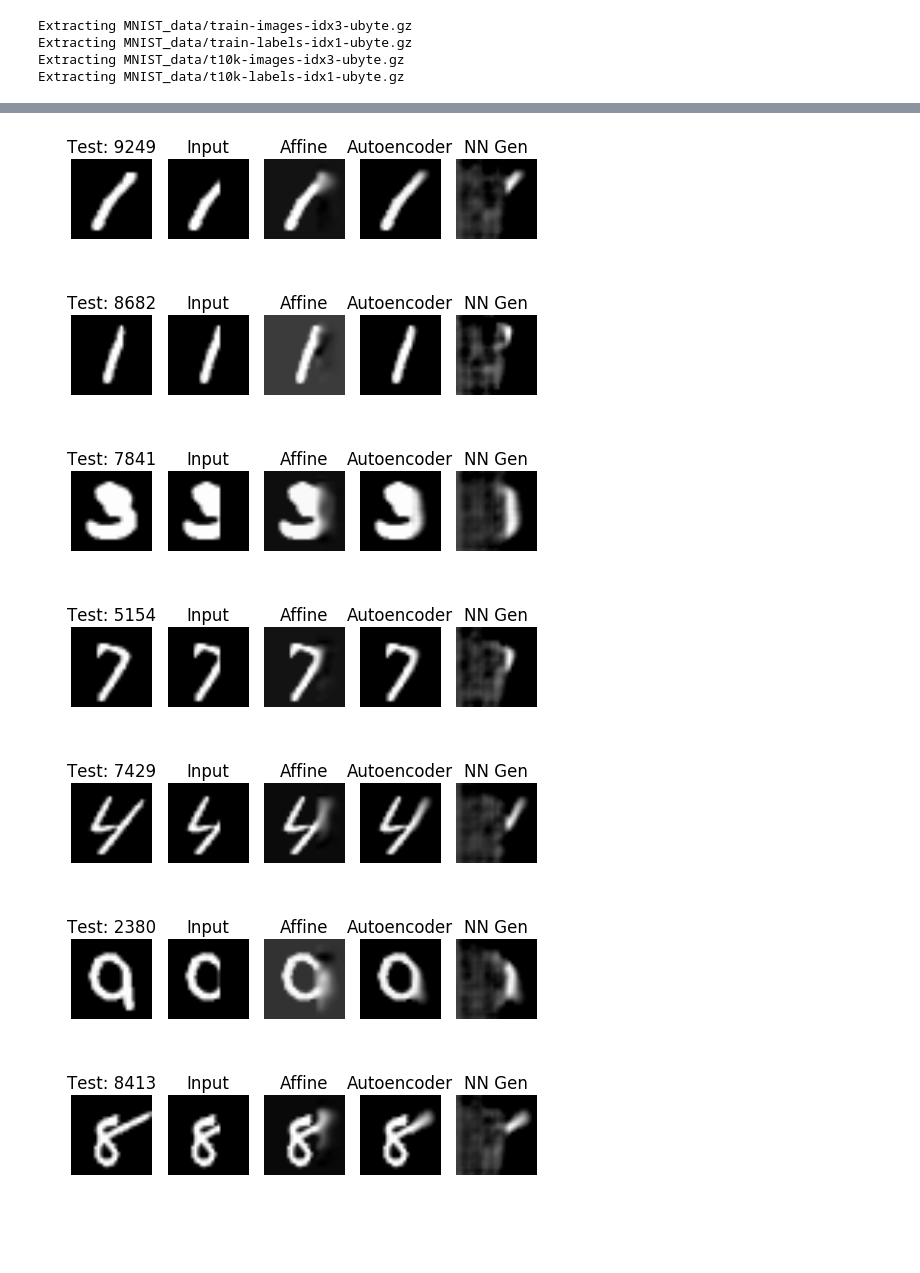
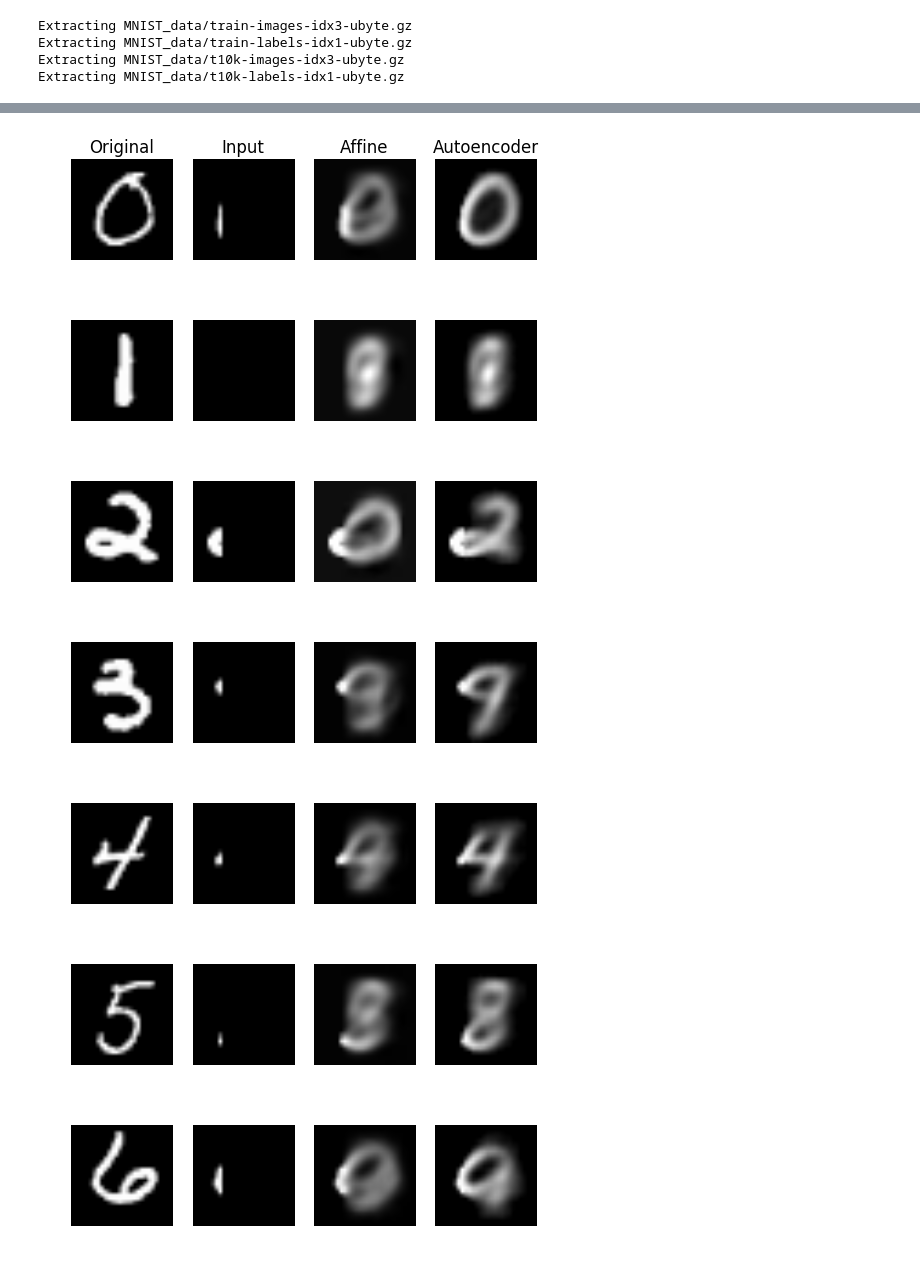
Before and after one commit to dxyang/Thesis, a Jupyter notebook: Autoencoder_columns.ipynb, the cells around one changed output, grey strips where cells are left out. Cells and saved outputs as stored; diff of their text form; code cells hidden in the pictures; blank space fills up the shorter version.

```diff
--- a/Autoencoder_columns.ipynb
+++ b/Autoencoder_columns.ipynb
@@ -53,7 +53,7 @@ def getStatistics(data, vectorMask):
     # get mean and covariance of original data
     mean = np.mean(data, axis=1)
     cov = np.cov(data)
-    print cov
+
     # get indices for X, Y parts of data
     x_idx = np.where([vectorMask == 1])[1]
     y_idx = np.where([vectorMask == 0])[1]
@@ -109,6 +109,16 @@ def returnData():
         test[:, i] = packcw(img, 28, 28)
 
     return train, test
+
+# let's get the labels
+def returnLabels():
+    train = np.argmax(np.copy(mnist.train.labels), axis=1)
+    test = np.argmax(np.copy(mnist.test.labels), axis=1)
+
+    print train.shape
+    print test.shape
+
+    return train, test
 # %% [output]
 Extracting MNIST_data/train-images-idx3-ubyte.gz
 Extracting MNIST_data/train-labels-idx1-ubyte.gz
@@ -137,5 +127,6 @@ print cov_x[300]
 # %%
 train, test = returnData()
+train_labels, test_labels = returnLabels()
 
 ncols=14
 
@@ -254,8 +245,8 @@ Test data: 0.022241
 # ----------------------------
 #    DATA VISUALIZATION
 # ----------------------------
-predicted_train_pre = np.load('predictedTrain_ncols_10.npy')
-predicted_test_pre = np.load('predictedTest_ncols_10.npy')
+predicted_train_pre = np.load('predictedTrain_ncols_14.npy')
+predicted_test_pre = np.load('predictedTest_ncols_14.npy')
 
 predicted_train = np.copy(predicted_train_pre)
 predicted_train[x_idx] = Xtrain_hideRight
@@ -353,31 +354,41 @@ for i in range(10):
 # %%
 for i in range(10):
-    randomTest = np.random.randint(0, 10000)
+    idxs = np.where(test_labels==i)[0]
+    idx = np.random.randint(0, len(idxs))
+    randomTest = idxs[idx]
 
     origTest = test[:, randomTest]
     hiddenTest = test_hideRight[:, randomTest]
     mmseTest = approxImgVecs_test[:, randomTest]
     nn_test = predicted_test[:, randomTest]
     nn_test_generated = predicted_test_pre[:, randomTest]
 
     imgOrigTest = unpackcw(origTest, 28, 28)
     imgHiddenTest = unpackcw(hiddenTest, 28, 28)
     imgApproxTest = unpackcw(mmseTest, 28, 28)
     imgNNTest = unpackcw(nn_test, 28, 28)
     imgNNTest_gen = unpackcw(nn_test_generated, 28, 28)
 
     plt.figure(i);
-    plt.subplot(1, 5, 1); plt.imshow(imgOrigTest, cmap='gray'); plt.title('Test: %d' %randomTest); plt.axis('off')
-    plt.subplot(1, 5, 2); plt.imshow(imgHiddenTest, cmap='gray'); plt.title('Input'); plt.axis('off')
-    plt.subplot(1, 5, 3); plt.imshow(imgApproxTest, cmap='gray'); plt.title('Affine'); plt.axis('off')
-    plt.subplot(1, 5, 4); plt.imshow(imgNNTest, cmap='gray'); plt.title('Autoencoder'); plt.axis('off')
-    plt.subplot(1, 5, 5); plt.imshow(imgNNTest_gen, cmap='gray'); plt.title('NN Gen'); plt.axis('off')
-    #plt.savefig('Figs_ncols_10_test_%d_%d' %(randomTest,i))
+    if (i==0):
+        plt.subplot(1, 4, 1); plt.imshow(imgOrigTest, cmap='gray'); plt.title('Original'); plt.axis('off')
+        plt.subplot(1, 4, 2); plt.imshow(imgHiddenTest, cmap='gray'); plt.title('Input'); plt.axis('off')
+        plt.subplot(1, 4, 3); plt.imshow(imgApproxTest, cmap='gray'); plt.title('Affine'); plt.axis('off')
+        plt.subplot(1, 4, 4); plt.imshow(imgNNTest, cmap='gray'); plt.title('Autoencoder'); plt.axis('off')
+        #plt.subplot(1, 5, 5); plt.imshow(imgNNTest_gen, cmap='gray'); plt.title('NN Gen'); plt.axis('off')
+        plt.savefig('Figs_ncols_10_test_%d' %i)
+    else:
+        plt.subplot(1, 4, 1); plt.imshow(imgOrigTest, cmap='gray'); plt.axis('off')
+        plt.subplot(1, 4, 2); plt.imshow(imgHiddenTest, cmap='gray'); plt.axis('off')
+        plt.subplot(1, 4, 3); plt.imshow(imgApproxTest, cmap='gray'); plt.axis('off')
+        plt.subplot(1, 4, 4); plt.imshow(imgNNTest, cmap='gray'); plt.axis('off')
+        #plt.subplot(1, 5, 5); plt.imshow(imgNNTest_gen, cmap='gray'); plt.title('NN Gen'); plt.axis('off')
+        plt.savefig('Figs_ncols_10_test_%d' %i)
 # %% [output]
-[figure, old version]
+[figure, new version]
-[figure, old version]
+[figure, new version]
-[figure, old version]
+[figure, new version]
-[figure, old version]
+[figure, new version]
-[figure, old version]
+[figure, new version]
-[figure, old version]
+[figure, new version]
-[figure, old version]
+[figure, new version]
```
Also changed, not shown: parts of 5 cells of this notebook, 11 other files.
